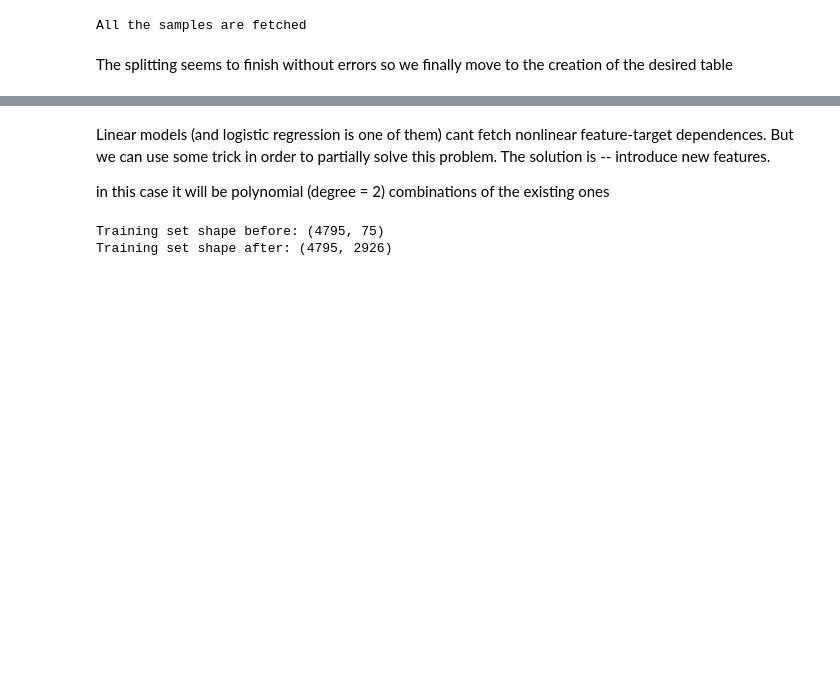
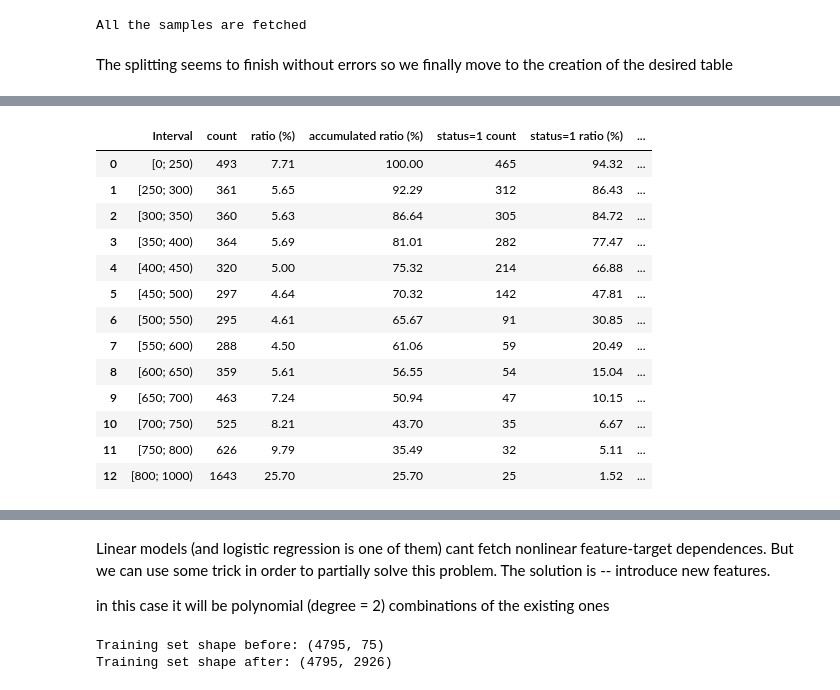
Before and after one commit to VitalyPetrov/scorista-testing-task, a Jupyter notebook: scorista_problem.ipynb, the cells around one changed output, grey strips where cells are left out. Saved outputs shown, nothing was run; the diff lists cells and outputs as text; code cells hidden in the pictures; blank space fills up the shorter version.

```diff
--- a/scorista_problem.ipynb
+++ b/scorista_problem.ipynb
@@ -377,13 +379,13 @@ intervals = tuple(map(get_interval, points))
 As the points <--> interval binding is created, let us split the samples by intervals and form the desired new table
 # %%
 # split samples by intervals
-indecies_for_intervals = [] # list storing indicies list for each of intervals
+indicies_for_intervals = [] # list storing indicies list for each of intervals
 counts = [] # count of samples belong to each interval
 #
 
 for interval in get_all_intervals():
     tmp = [idx for idx, value in enumerate(intervals) if value == interval]
-    indecies_for_intervals.append(tmp)
+    indicies_for_intervals.append(tmp)
     counts.append( len(tmp) )
 
 # Check that all the samples are fetched
@@ -419,0 +400,55 @@ desired_table
+# %%
+def count_positive_samples(indicies_for_intervals):
+    """
+    Count number of samples with target = 1 for each of intervals
+
+    :param indicies_for_intervals: list storing indicies of samples which belong for each of intervals
+    :return res: list of samples with target = 1 for each of intervals
+    """
+    res = []
+    for ids_interval in indecies_for_intervals:
+        sub_target = np.array( [target[idx] for idx in ids_interval] )
+        res.append(np.sum(sub_target == 1))
+
+    return np.array(res)
+
+nums_positive_target = count_positive_samples(indicies_for_intervals)
+
+intervals_names = [f'[{l_border}; {r_border})' for l_border, r_border in zip(get_all_border_points(), get_all_border_points()[1:])]
+tmp = {'Interval': intervals_names}
+
+
+# Create the dataframe and fill it with the data
+table = pd.DataFrame(tmp)
+table['count'] = counts
+table['ratio (%)'] = [(num_samples / target.shape[0]) * 100 for num_samples in counts]
+table['accumulated ratio (%)'] = [ (np.sum(counts[idx:]) / target.shape[0]) * 100 for idx in range(len(counts))]
+table['status=1 count'] = nums_positive_target
+table['status=1 ratio (%)'] = (table['status=1 count'].values / table['count'].values) * 100
+table['accumulated status=1 ratio (%)'] = [ (np.sum(nums_positive_target[idx:]) / np.sum(counts[idx:])) * 100 for idx in
+                                          range(len(counts))]
+
+
+# Round some values in columns for the table to look fancy
+table = table.round({'ratio (%)': 2,
+                     'accumulated ratio (%)': 2,
+                     'status=1 ratio (%)': 2,
+                     'accumulated status=1 ratio (%)': 2})
+
+
+table
+# %% [output]
+|  | Interval | count | ratio (%) | accumulated ratio (%) | status=1 count | status=1 ratio (%) | ... |
+| 0 | [0; 250) | 493 | 7.71 | 100.00 | 465 | 94.32 | ... |
+| 1 | [250; 300) | 361 | 5.65 | 92.29 | 312 | 86.43 | ... |
+| 2 | [300; 350) | 360 | 5.63 | 86.64 | 305 | 84.72 | ... |
+| 3 | [350; 400) | 364 | 5.69 | 81.01 | 282 | 77.47 | ... |
+| 4 | [400; 450) | 320 | 5.00 | 75.32 | 214 | 66.88 | ... |
+| 5 | [450; 500) | 297 | 4.64 | 70.32 | 142 | 47.81 | ... |
+| 6 | [500; 550) | 295 | 4.61 | 65.67 | 91 | 30.85 | ... |
+| 7 | [550; 600) | 288 | 4.50 | 61.06 | 59 | 20.49 | ... |
+| 8 | [600; 650) | 359 | 5.61 | 56.55 | 54 | 15.04 | ... |
+| 9 | [650; 700) | 463 | 7.24 | 50.94 | 47 | 10.15 | ... |
+| 10 | [700; 750) | 525 | 8.21 | 43.70 | 35 | 6.67 | ... |
+| 11 | [750; 800) | 626 | 9.79 | 35.49 | 32 | 5.11 | ... |
+| 12 | [800; 1000) | 1643 | 25.70 | 25.70 | 25 | 1.52 | ... |
```
Also changed, not shown: parts of 10 cells of this notebook.
